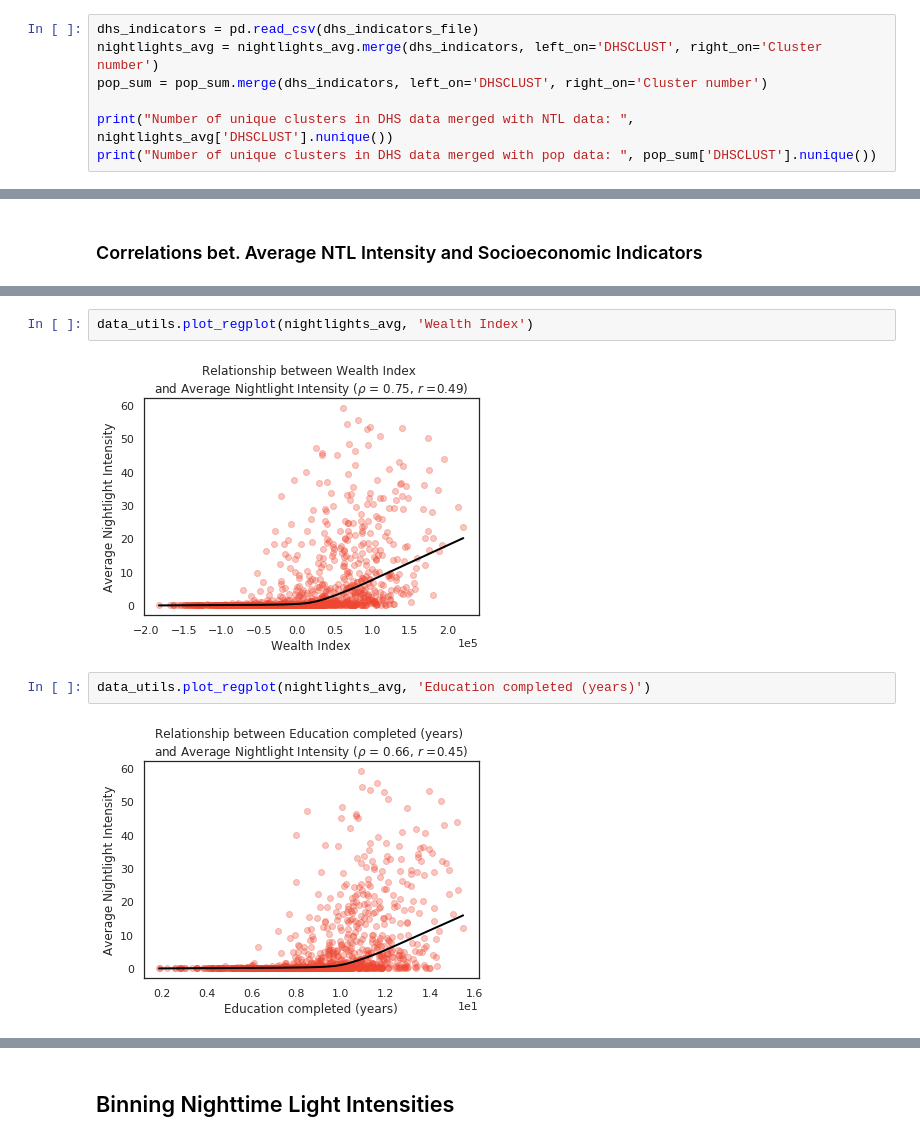
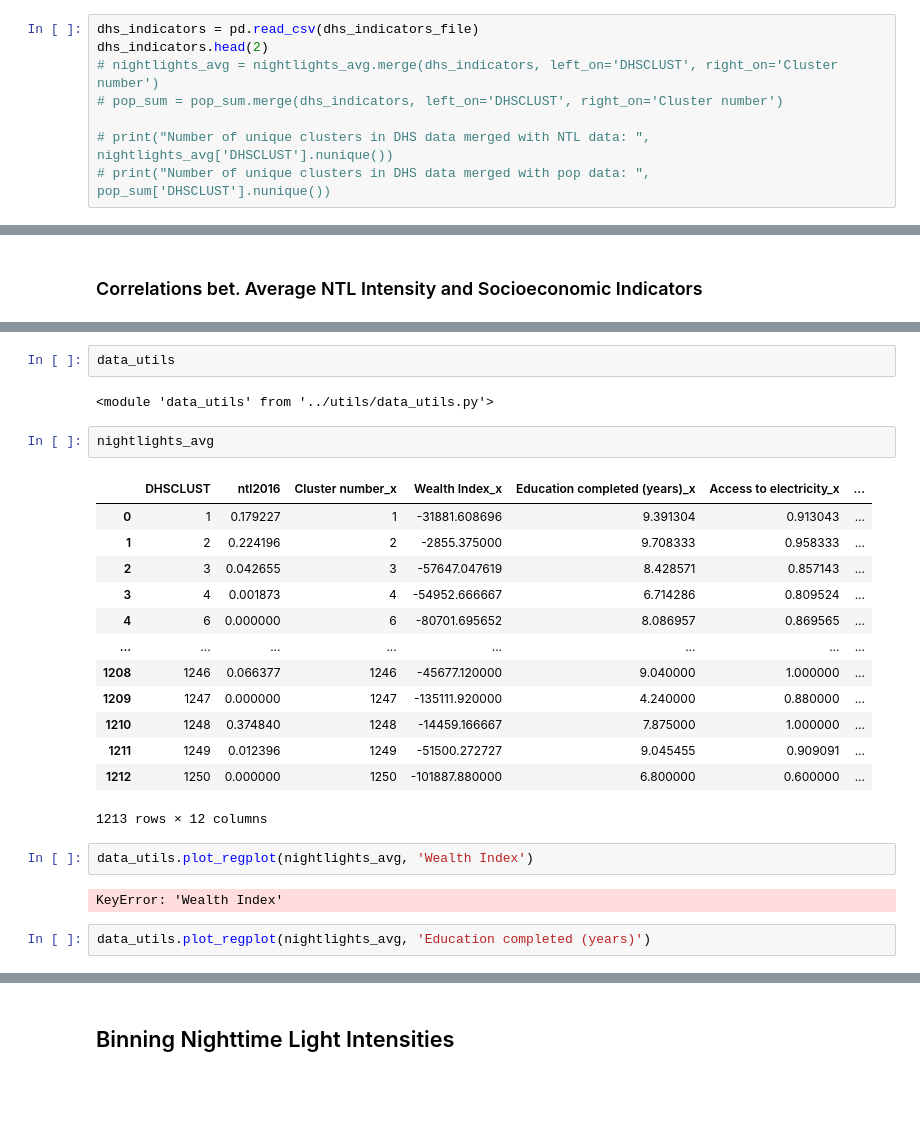
Before and after one commit to sabman/aicasts.com, a Jupyter notebook: 23-ph-poverty-mapping/ph-poverty-mapping/notebooks/01_lights_eda.ipynb, the cells around one changed output, grey strips where cells are left out. Drawn from its saved outputs; the diff is of its cells as text; blank space fills up the shorter version.

Commit message:
load data

```diff
--- a/23-ph-poverty-mapping/ph-poverty-mapping/notebooks/01_lights_eda.ipynb
+++ b/23-ph-poverty-mapping/ph-poverty-mapping/notebooks/01_lights_eda.ipynb
@@ -159,9 +159,10 @@ Shape of population dataframe:  (1214, 2)
 Load DHS dataste and merge with average night time lights data.
 # %%
 dhs_indicators = pd.read_csv(dhs_indicators_file)
-nightlights_avg = nightlights_avg.merge(dhs_indicators, left_on='DHSCLUST', right_on='Cluster number')
-pop_sum = pop_sum.merge(dhs_indicators, left_on='DHSCLUST', right_on='Cluster number')
+dhs_indicators.head(2)
+# nightlights_avg = nightlights_avg.merge(dhs_indicators, left_on='DHSCLUST', right_on='Cluster number')
+# pop_sum = pop_sum.merge(dhs_indicators, left_on='DHSCLUST', right_on='Cluster number')
 
-print("Number of unique clusters in DHS data merged with NTL data: ", nightlights_avg['DHSCLUST'].nunique())
-print("Number of unique clusters in DHS data merged with pop data: ", pop_sum['DHSCLUST'].nunique())
+# print("Number of unique clusters in DHS data merged with NTL data: ", nightlights_avg['DHSCLUST'].nunique())
+# print("Number of unique clusters in DHS data merged with pop data: ", pop_sum['DHSCLUST'].nunique())
 # %% [output]
@@ -173,10 +178,28 @@ data_utils.plot_regplot(pop_sum, 'Wealth Index', 'Population', 'pop_sum')
+# %%
+data_utils
+# %% [output]
+<module 'data_utils' from '../utils/data_utils.py'>
+# %%
+nightlights_avg
+# %% [output]
+|  | DHSCLUST | ntl2016 | Cluster number_x | Wealth Index_x | Education completed (years)_x | Access to electricity_x | ... |
+| 0 | 1 | 0.179227 | 1 | -31881.608696 | 9.391304 | 0.913043 | ... |
+| 1 | 2 | 0.224196 | 2 | -2855.375000 | 9.708333 | 0.958333 | ... |
+| 2 | 3 | 0.042655 | 3 | -57647.047619 | 8.428571 | 0.857143 | ... |
+| 3 | 4 | 0.001873 | 4 | -54952.666667 | 6.714286 | 0.809524 | ... |
+| 4 | 6 | 0.000000 | 6 | -80701.695652 | 8.086957 | 0.869565 | ... |
+| ... | ... | ... | ... | ... | ... | ... | ... |
+| 1208 | 1246 | 0.066377 | 1246 | -45677.120000 | 9.040000 | 1.000000 | ... |
+| 1209 | 1247 | 0.000000 | 1247 | -135111.920000 | 4.240000 | 0.880000 | ... |
+| 1210 | 1248 | 0.374840 | 1248 | -14459.166667 | 7.875000 | 1.000000 | ... |
+| 1211 | 1249 | 0.012396 | 1249 | -51500.272727 | 9.045455 | 0.909091 | ... |
+| 1212 | 1250 | 0.000000 | 1250 | -101887.880000 | 6.800000 | 0.600000 | ... |
+1213 rows × 12 columns
 # %%
 data_utils.plot_regplot(nightlights_avg, 'Wealth Index')
 # %% [output]
-[figure, removed]
+KeyError: 'Wealth Index'
 # %%
 data_utils.plot_regplot(nightlights_avg, 'Education completed (years)')
-# %% [output]
-[figure, removed]
 # %%
 data_utils.plot_regplot(nightlights_avg, 'Access to electricity')
```
Also changed, not shown: parts of 10 cells of this notebook, 3 other files.
